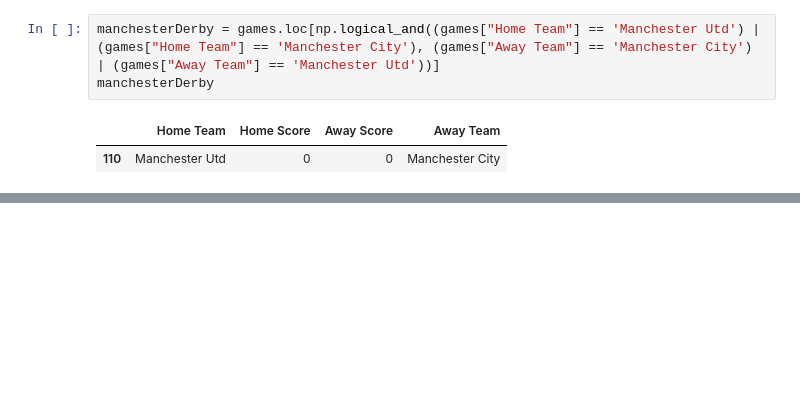
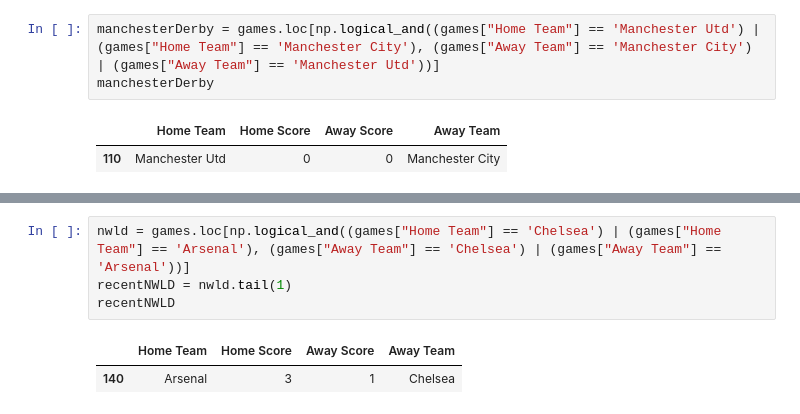
Before and after one commit to cameronset/PLGames, a Jupyter notebook: Scores.ipynb, the cells around one changed output, grey strips where cells are left out. Saved outputs shown, nothing was run; the diff lists cells and outputs as text; blank space fills up the shorter version.

```diff
--- a/Scores.ipynb
+++ b/Scores.ipynb
@@ -331,0 +362,7 @@ def
+# %%
+nwld = games.loc[np.logical_and((games["Home Team"] == 'Chelsea') | (games["Home Team"] == 'Arsenal'), (games["Away Team"] == 'Chelsea') | (games["Away Team"] == 'Arsenal'))]
+recentNWLD = nwld.tail(1)
+recentNWLD
+# %% [output]
+|  | Home Team | Home Score | Away Score | Away Team |
+| 140 | Arsenal | 3 | 1 | Chelsea |
```
Also changed, not shown: parts of 11 cells of this notebook.
